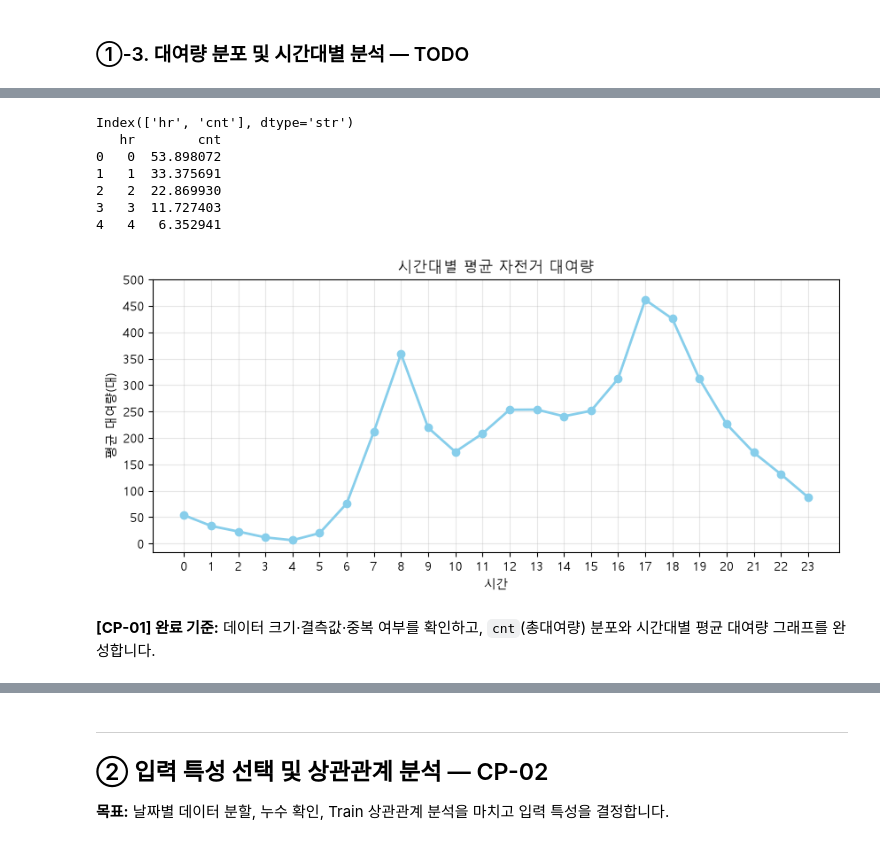
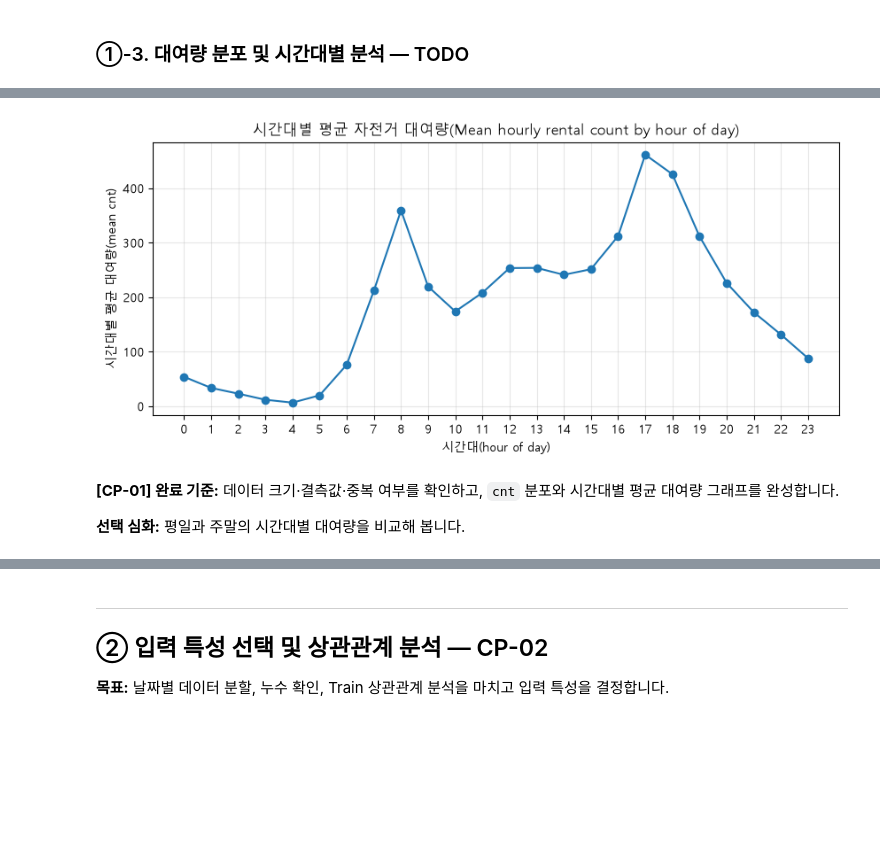
Before and after one commit to iremys/ai-mini-projects, a Jupyter notebook: mini-project-01/code/01_regression_bike_demand.ipynb, the cells around one changed output, grey strips where cells are left out. Saved outputs shown, nothing was run; the diff lists cells and outputs as text; code cells hidden in the pictures; blank space fills up the shorter version.

```diff
--- a/mini-project-01/code/01_regression_bike_demand.ipynb
+++ b/mini-project-01/code/01_regression_bike_demand.ipynb
@@ -206,12 +216,7 @@ plt.show()
 # %%
 # TODO 1-5. 시간대(hr)별 평균 대여량을 계산합니다.
 # 힌트: groupby("hr")["cnt"].mean()
-# 1. 시간대별 평균 대여량을 구하고 데이터프레임으로 변환
-hourly_mean = df.groupby("hr")["cnt"].mean().reset_index()
+hourly_mean = df.groupby("hr")["cnt"].mean()
 
-# 2. 컬럼 이름을 원하는 형태로 변경
-hourly_mean.columns = ["hr", "cnt"]
-
-# 3. 결과 출력
 print(hourly_mean)
 # %% [output]
@@ -235,35 +240,25 @@ print(hourly_mean)
 # %%
-print(hourly_mean.columns)
-print(hourly_mean.head())
-
-
 # [공통] 그래프 기본 설정
 plt.figure(figsize=(10, 4))
 
 # TODO 1-6. 시간대별 평균 대여량 선 그래프를 그립니다.
-# 💡 데이터프레임의 '시간'과 '평균 대여량(대)' 컬럼을 직접 지정합니다.
-plt.plot(hourly_mean["hr"], hourly_mean["cnt"], marker="o", color="skyblue", linewidth=2)
+# 힌트: plt.plot(hourly_mean.index, hourly_mean.values, marker="o")
+plt.plot(
+    hourly_mean.index,
+    hourly_mean.values,
+    marker="o"
+)
 
 
 plt.xticks(range(0, 24))
-
-# 💡 세로축 눈금 설정: 0부터 데이터 최대값까지 50 간격으로 촘촘하게 표시
-max_val = int(hourly_mean["cnt"].max())
-plt.yticks(np.arange(0, max_val + 50, 50))
-
-plt.xlabel("시간")
-plt.ylabel("평균 대여량(대)")
-plt.title("시간대별 평균 자전거 대여량")
-plt.grid(alpha=0.3) # 그리드 선 투명도
+plt.xlabel("시간대(hour of day)")
+plt.ylabel("시간대별 평균 대여량(mean cnt)")
+plt.title("시간대별 평균 자전거 대여량(Mean hourly rental count by hour of day)")
+plt.grid(alpha=0.3)
 plt.show()
 # %% [output]
-Index(['hr', 'cnt'], dtype='str')
-   hr        cnt
-0   0  53.898072
-1   1  33.375691
-2   2  22.869930
-3   3  11.727403
-4   4   6.352941
-[figure, old version]
+[figure, new version]
 # %% [markdown]
-**[CP-01] 완료 기준:** 데이터 크기·결측값·중복 여부를 확인하고, `cnt`(총대여량) 분포와 시간대별 평균 대여량 그래프를 완성합니다.
+**[CP-01] 완료 기준:** 데이터 크기·결측값·중복 여부를 확인하고, `cnt` 분포와 시간대별 평균 대여량 그래프를 완성합니다.
+
+**선택 심화:** 평일과 주말의 시간대별 대여량을 비교해 봅니다.
```
Also changed, not shown: parts of 59 cells of this notebook, 7 other files.
